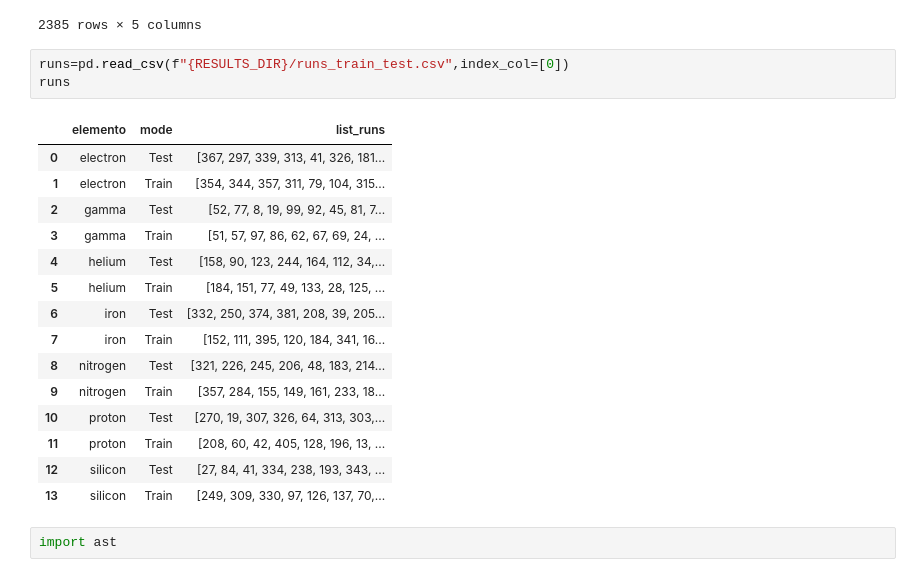
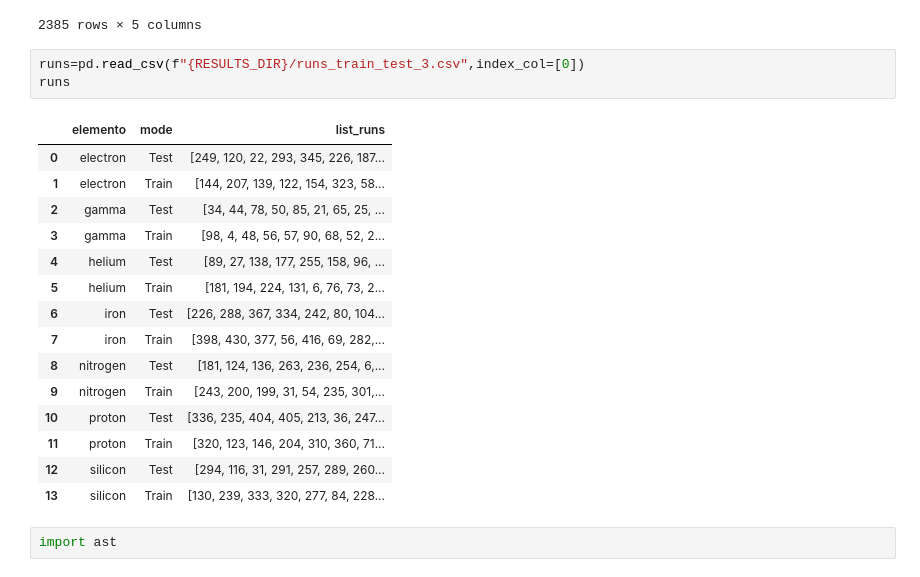
Before and after one commit to ArturoSirvent/second_CTA_analysis, a Jupyter notebook: notebooks/012.2_analysis_resultados.ipynb, the cells around one changed output. Saved outputs shown, nothing was run; the diff lists cells and outputs as text.

Commit message:
new results energia etc

```diff
--- a/notebooks/012.2_analysis_resultados.ipynb
+++ b/notebooks/012.2_analysis_resultados.ipynb
@@ -160,24 +163,24 @@ eventos_number_rand
 | 2384 | silicon | 4 | 274 | 0.003178 | 1.000000 |
 2385 rows × 5 columns
 # %%
-runs=pd.read_csv(f"{RESULTS_DIR}/runs_train_test.csv",index_col=[0])
+runs=pd.read_csv(f"{RESULTS_DIR}/runs_train_test_3.csv",index_col=[0])
 runs
 # %% [output]
 |  | elemento | mode | list_runs |
-| 0 | electron | Test | [367, 297, 339, 313, 41, 326, 181... |
-| 1 | electron | Train | [354, 344, 357, 311, 79, 104, 315... |
-| 2 | gamma | Test | [52, 77, 8, 19, 99, 92, 45, 81, 7... |
-| 3 | gamma | Train | [51, 57, 97, 86, 62, 67, 69, 24, ... |
-| 4 | helium | Test | [158, 90, 123, 244, 164, 112, 34,... |
-| 5 | helium | Train | [184, 151, 77, 49, 133, 28, 125, ... |
-| 6 | iron | Test | [332, 250, 374, 381, 208, 39, 205... |
-| 7 | iron | Train | [152, 111, 395, 120, 184, 341, 16... |
-| 8 | nitrogen | Test | [321, 226, 245, 206, 48, 183, 214... |
-| 9 | nitrogen | Train | [357, 284, 155, 149, 161, 233, 18... |
-| 10 | proton | Test | [270, 19, 307, 326, 64, 313, 303,... |
-| 11 | proton | Train | [208, 60, 42, 405, 128, 196, 13, ... |
-| 12 | silicon | Test | [27, 84, 41, 334, 238, 193, 343, ... |
-| 13 | silicon | Train | [249, 309, 330, 97, 126, 137, 70,... |
+| 0 | electron | Test | [249, 120, 22, 293, 345, 226, 187... |
+| 1 | electron | Train | [144, 207, 139, 122, 154, 323, 58... |
+| 2 | gamma | Test | [34, 44, 78, 50, 85, 21, 65, 25, ... |
+| 3 | gamma | Train | [98, 4, 48, 56, 57, 90, 68, 52, 2... |
+| 4 | helium | Test | [89, 27, 138, 177, 255, 158, 96, ... |
+| 5 | helium | Train | [181, 194, 224, 131, 6, 76, 73, 2... |
+| 6 | iron | Test | [226, 288, 367, 334, 242, 80, 104... |
+| 7 | iron | Train | [398, 430, 377, 56, 416, 69, 282,... |
+| 8 | nitrogen | Test | [181, 124, 136, 263, 236, 254, 6,... |
+| 9 | nitrogen | Train | [243, 200, 199, 31, 54, 235, 301,... |
+| 10 | proton | Test | [336, 235, 404, 405, 213, 36, 247... |
+| 11 | proton | Train | [320, 123, 146, 204, 310, 360, 71... |
+| 12 | silicon | Test | [294, 116, 31, 291, 257, 289, 260... |
+| 13 | silicon | Train | [130, 239, 333, 320, 277, 84, 228... |
 # %%
 import ast
 # %%
```
Also changed, not shown: parts of 12 cells of this notebook, 20 other files.
